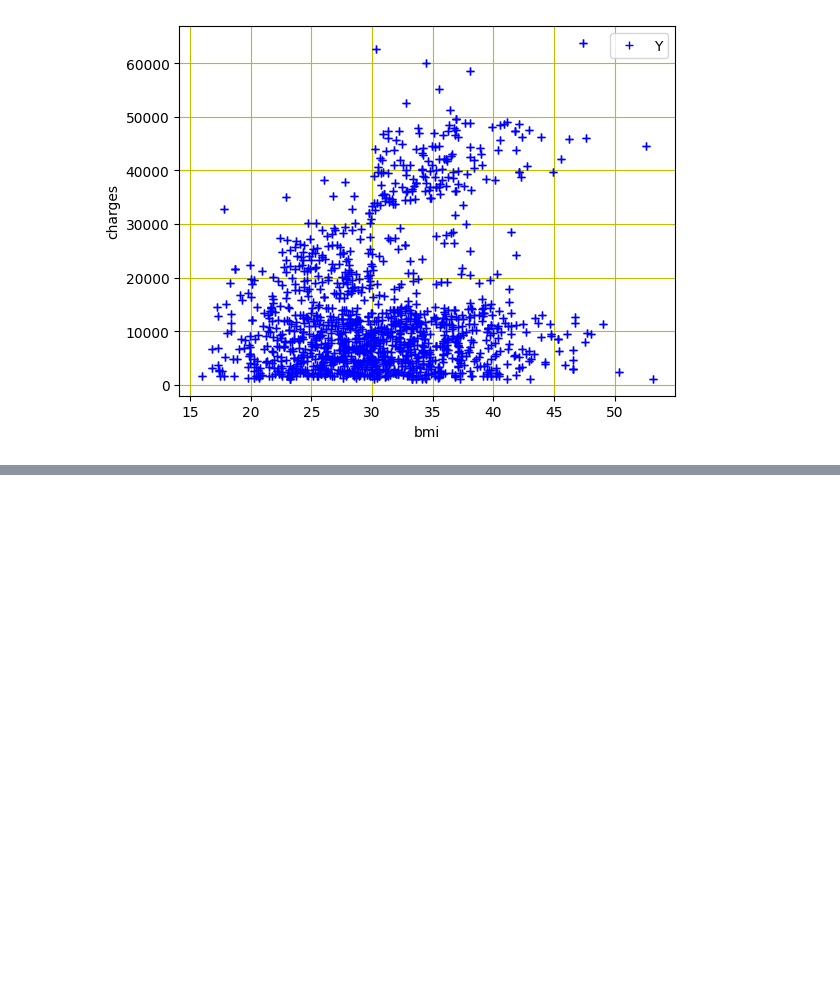
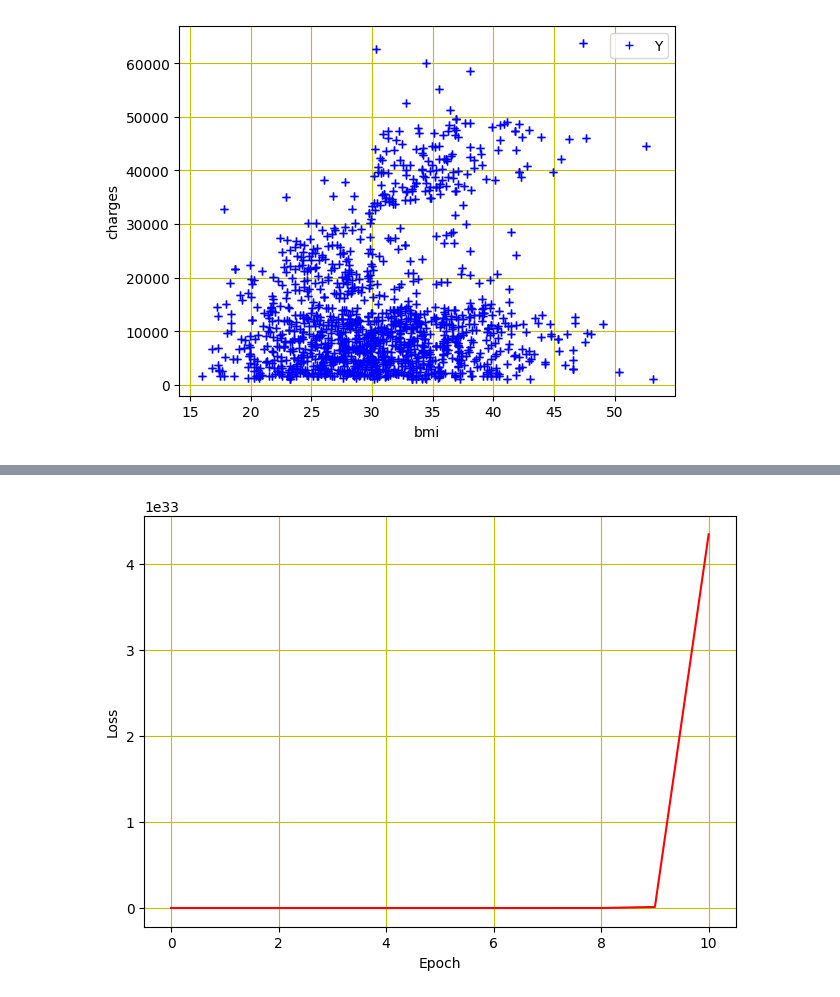
Before and after one commit to csana23/learning, a Jupyter notebook: random/linear_regression_pytorch.ipynb, the cells around one changed output, grey strips where cells are left out. Drawn from its saved outputs; the diff is of its cells as text; code cells hidden in the pictures; blank space fills up the shorter version.

Commit message:
pytorch pass through linear model

```diff
--- a/random/linear_regression_pytorch.ipynb
+++ b/random/linear_regression_pytorch.ipynb
@@ -51,0 +73,9 @@ array([27.9 , 33.77, 33.  , ..., 28.93, 21.4 , 31.73])
+# %%
+class LinearRegressionModel(nn.Module):
+    def __init__(self, input_dim, output_dim) -> None:
+        super().__init__()
+        self.linear = nn.Linear(input_dim, output_dim)
+
+    def forward(self, x):
+        out = self.linear(x)
+        return out
@@ -51,0 +96,22 @@ array([27.9 , 33.77, 33.  , ..., 28.93, 21.4 , 31.73])
+# %%
+epochs = 100
+loss_list = []
+
+for epoch in range(epochs):
+    epoch += 1
+
+    inputs = torch.from_numpy(x_train).to(device)
+    labels = torch.from_numpy(y_train).to(device)
+
+    optimizer.zero_grad()
+
+    outputs = model(inputs)
+
+    loss = criterion(outputs, labels)
+    loss_list.append(loss)
+
+    loss.backward()
+
+    optimizer.step()
+
+    print("epoch {}, loss {}".format(epoch, loss.item()))
@@ -51,0 +136,4 @@ array([27.9 , 33.77, 33.  , ..., 28.93, 21.4 , 31.73])
+# %%
+# get float values out of tensors
+loss_list_float = [x.item() for x in loss_list]
+loss_list_float
@@ -51,0 +158,9 @@ array([27.9 , 33.77, 33.  , ..., 28.93, 21.4 , 31.73])
+# %%
+plt.plot(loss_list_float, "r")
+plt.tight_layout()
+plt.grid("True", color="y")
+plt.xlabel("Epoch")
+plt.ylabel("Loss")
+plt.show()
+# %% [output]
+[figure, added]
```
Also changed, not shown: parts of 6 cells of this notebook.
